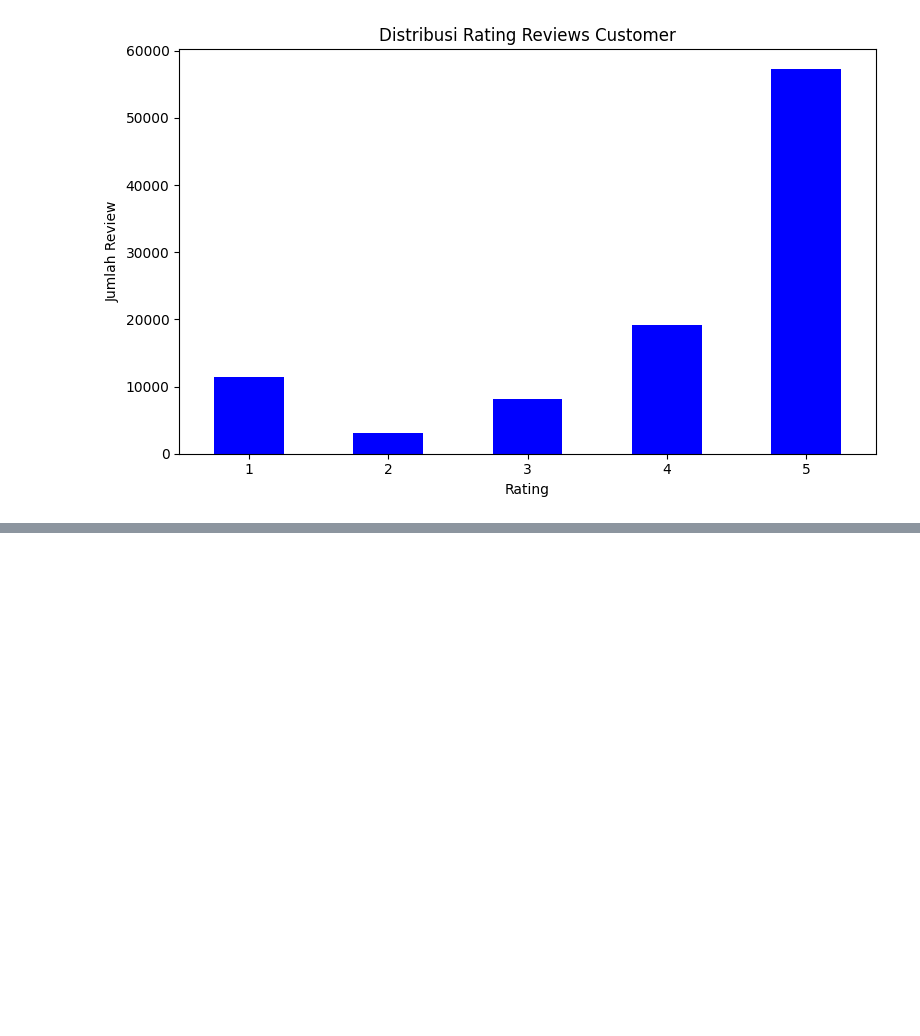
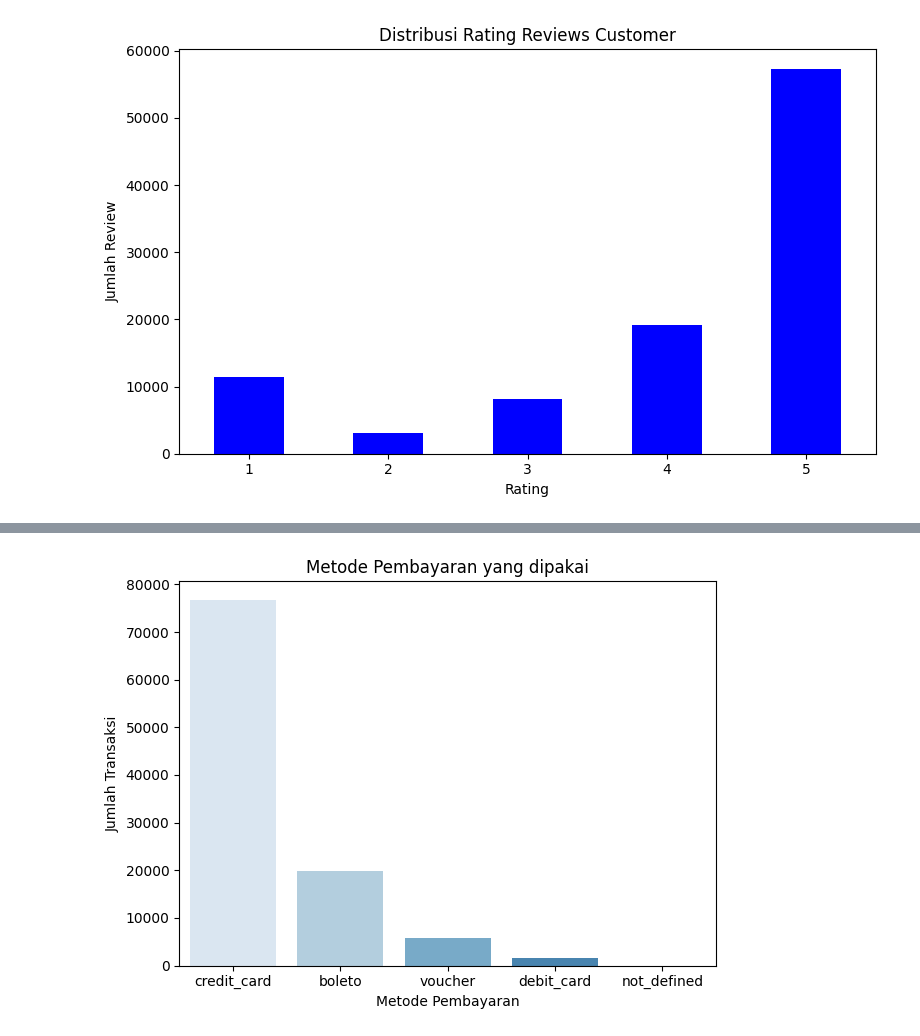
Before and after one commit to Magentropy/KagglingSelf, a Jupyter notebook: Olist_brazil/notebooks_brazil.ipynb, the cells around one changed output, grey strips where cells are left out. Drawn from its saved outputs; the diff is of its cells as text; code cells hidden in the pictures; blank space fills up the shorter version.

```diff
--- a/Olist_brazil/notebooks_brazil.ipynb
+++ b/Olist_brazil/notebooks_brazil.ipynb
@@ -208,0 +253,12 @@ plt.show()
+# %%
+payment_counts = order_payment['payment_type'].value_counts().reset_index()
+payment_counts.columns = ['payment_type', 'count']
+
+sns.barplot(data=payment_counts, x='payment_type', y='count', hue='payment_type', palette='Blues', legend=False)
+plt.title('Metode Pembayaran yang dipakai')
+plt.xlabel('Metode Pembayaran')
+plt.ylabel('Jumlah Transaksi')
+plt.tight_layout()
+plt.show()
+# %% [output]
+[figure, added]
```
Also changed, not shown: parts of 13 cells of this notebook.
